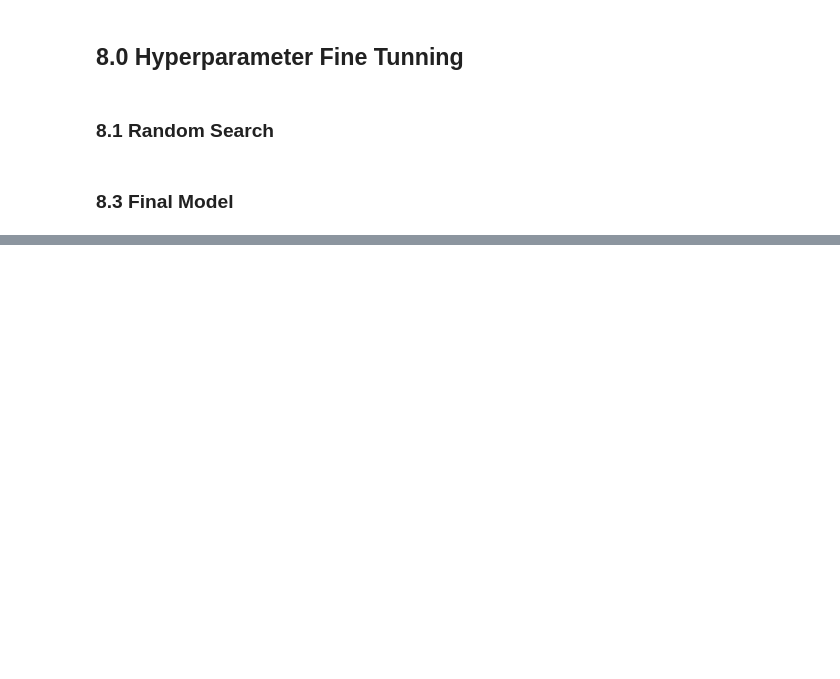
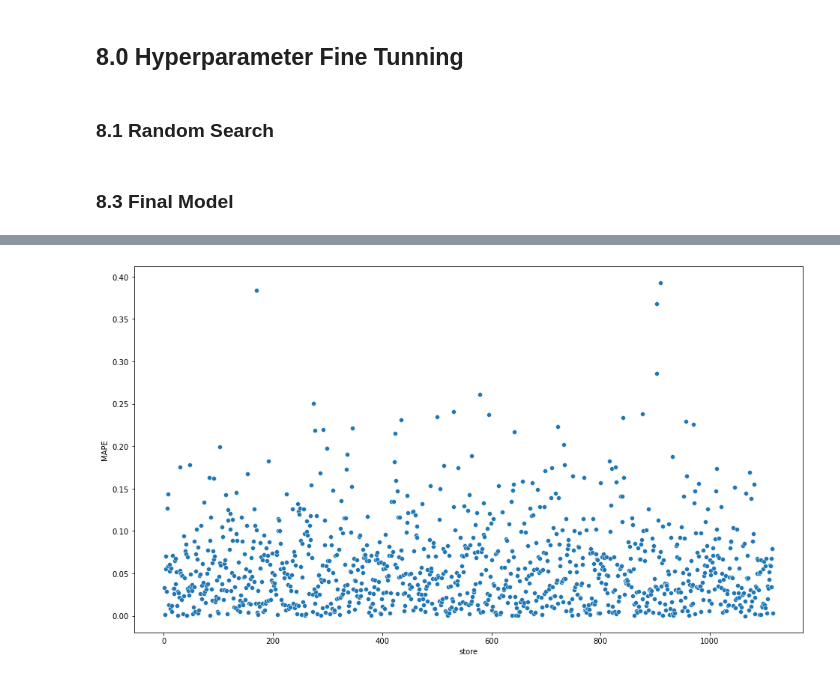
Before and after one commit to marcosbertochi/rossmann_sales_prediction, a Jupyter notebook: Rossmann_store_sales_prediction_step5.ipynb, the cells around one changed output, grey strips where cells are left out. Cells and saved outputs as stored; diff of their text form; code cells hidden in the pictures; blank space fills up the shorter version.

```diff
--- a/Rossmann_store_sales_prediction_step5.ipynb
+++ b/Rossmann_store_sales_prediction_step5.ipynb
@@ -1195,0 +1200,10 @@ pickle.dump(xgb_model_tuned, open('C:\\Users\\marco\\OneDrive\\Documents\\repos\
+# %%
+#loading model
+pickled_model = pickle.load(open('C:\\Users\\marco\\OneDrive\\Documents\\repos\\ds_em_producao\\rossmann\\rossmann_sales_prediction\\model\\model_rossmann.pkl', 'rb'))
+
+#prediction
+yhat_xgb_tuned = pickled_model.predict(x_test)
+
+#performance
+xgb_result_tuned = ml_error('XGBoost Regressor', np.expm1(y_test), np.expm1(yhat_xgb_tuned))
+xgb_result_tuned
@@ -1195,0 +1215,6 @@ pickle.dump(xgb_model_tuned, open('C:\\Users\\marco\\OneDrive\\Documents\\repos\
+# %%
+df7 = X_test[cols_selected_boruta_full].copy()
+
+#rescaling back
+df7['sales'] = np.expm1(df7['sales'])
+df7['predictions'] = np.expm1(yhat_xgb_tuned)
@@ -1195,0 +1223,14 @@ pickle.dump(xgb_model_tuned, open('C:\\Users\\marco\\OneDrive\\Documents\\repos\
+# %%
+#sum of predictions
+df71 = df7[['store','sales','predictions']].groupby('store').sum().reset_index()
+
+#MAE and MAPE
+df71['MAE'] = df71.apply(lambda x: mean_absolute_error([x['sales']],[x['predictions']]),axis=1)
+df71['MAPE'] = df71.apply(lambda x: mean_absolute_percentage_error([x['sales']],[x['predictions']]),axis=1)
+
+#scenarios
+df71['worst_scenario'] = df71['predictions'] - df71['MAE']
+df71['best_scenario'] = df71['predictions'] + df71['MAE']
+
+df71 = df71.drop(columns=['sales'])
+df71 = df71[['store','predictions','worst_scenario','best_scenario','MAE','MAPE']]
@@ -1195,0 +1246,5 @@ pickle.dump(xgb_model_tuned, open('C:\\Users\\marco\\OneDrive\\Documents\\repos\
+# %%
+plt.subplots(figsize=(16,9))
+sns.scatterplot(data=df71, x='store',y='MAPE');
+# %% [output]
+[figure, added]
```
Also changed, not shown: parts of 13 cells of this notebook.
